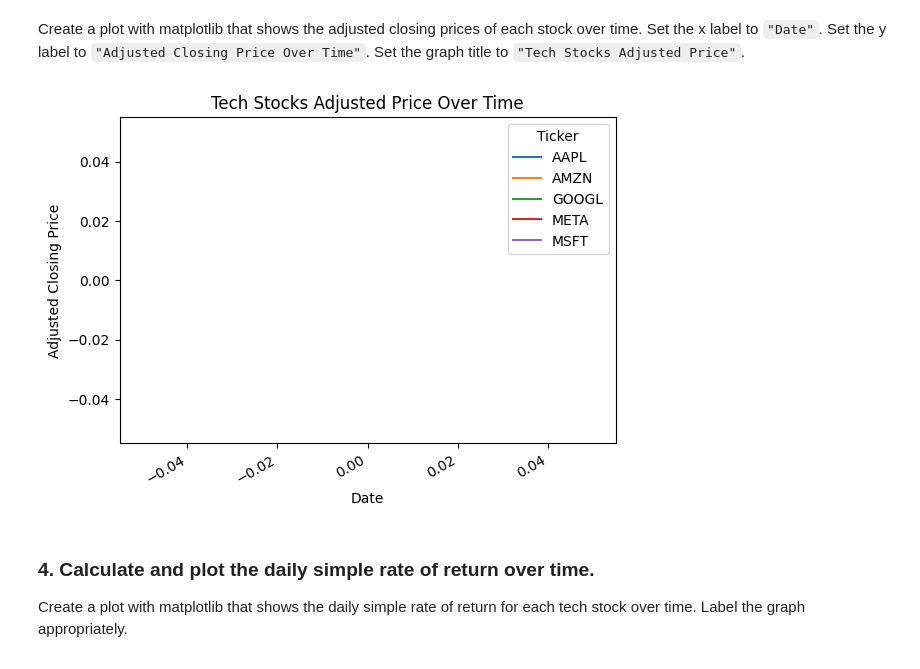
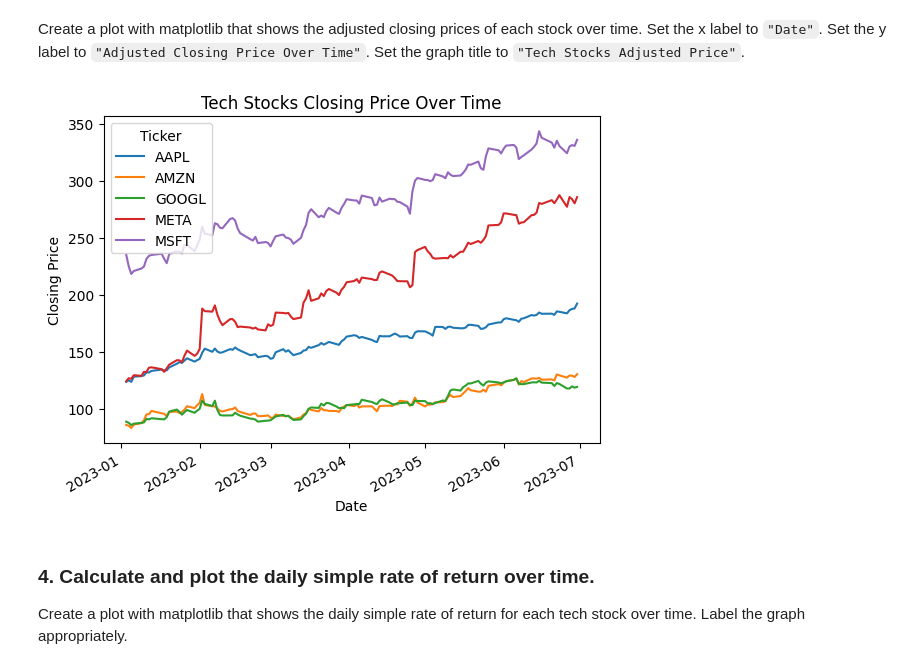
Before and after one commit to matt-wombat/computer-science-playground, a Jupyter notebook: courses/cc/projects/visualizing_tech_stocks/visualizing_tech_stocks_solution.ipynb, the cells around one changed output. Cells and saved outputs as stored; diff of their text form; code cells hidden in the pictures.

Commit message:
add visualizing tech stocks exercise my solution

```diff
--- a/courses/cc/projects/visualizing_tech_stocks/visualizing_tech_stocks_solution.ipynb
+++ b/courses/cc/projects/visualizing_tech_stocks/visualizing_tech_stocks_solution.ipynb
@@ -78,14 +93,14 @@ stock_data['Adj Close']
 # %% [markdown]
 Create a plot with matplotlib that shows the adjusted closing prices of each stock over time. Set the x label to `"Date"`. Set the y label to `"Adjusted Closing Price Over Time"`. Set the graph title to `"Tech Stocks Adjusted Price"`.
 # %%
-stock_data_closing_prices = stock_data['Adj Close']
+stock_data_closing_prices = stock_data['Close']
 stock_data_closing_prices.plot()
 plt.xlabel("Date")
-plt.ylabel("Adjusted Closing Price")
-plt.title("Tech Stocks Adjusted Price Over Time")
+plt.ylabel("Closing Price")
+plt.title("Tech Stocks Closing Price Over Time")
 plt.show()
 # %% [output]
-[figure, old version]
+[figure, new version]
 # %% [markdown]
 ### 4. Calculate and plot the daily simple rate of return over time.
 Create a plot with matplotlib that shows the daily simple rate of return for each tech stock over time. Label the graph appropriately.
```
Also changed, not shown: parts of 20 cells of this notebook, 1 other file.
